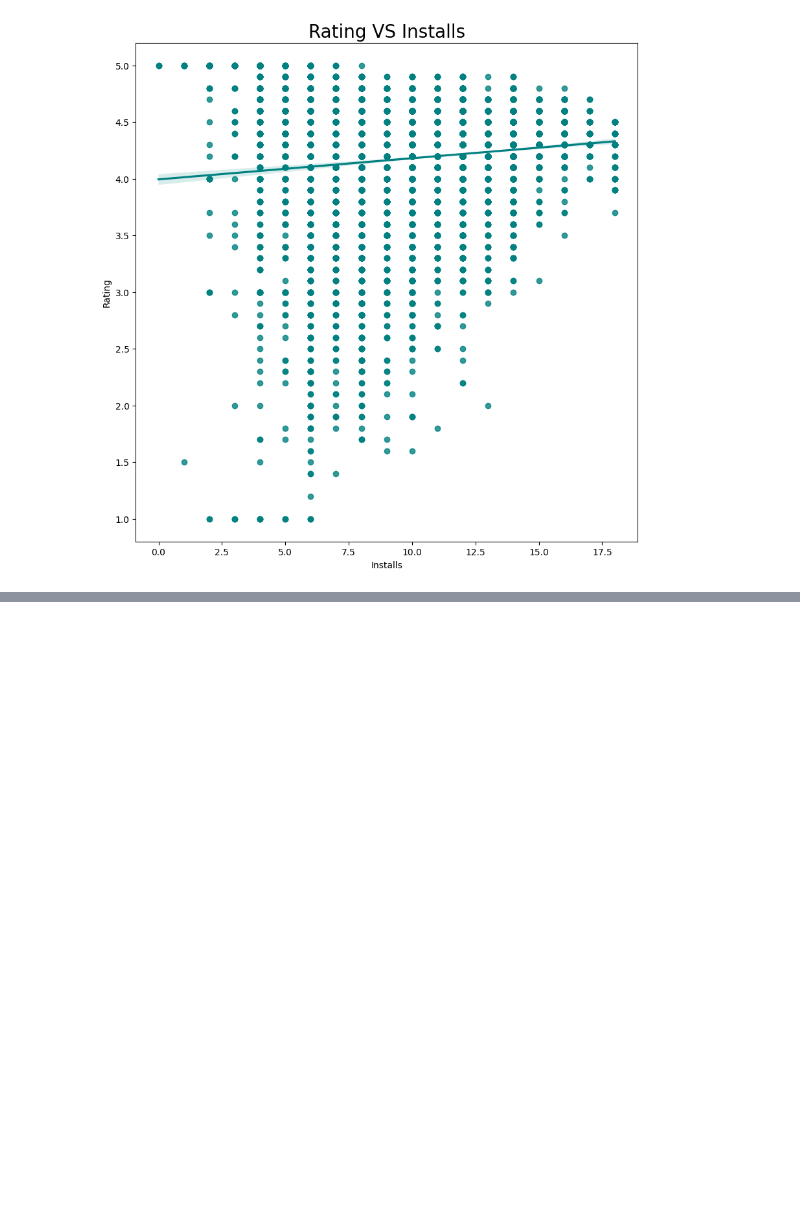
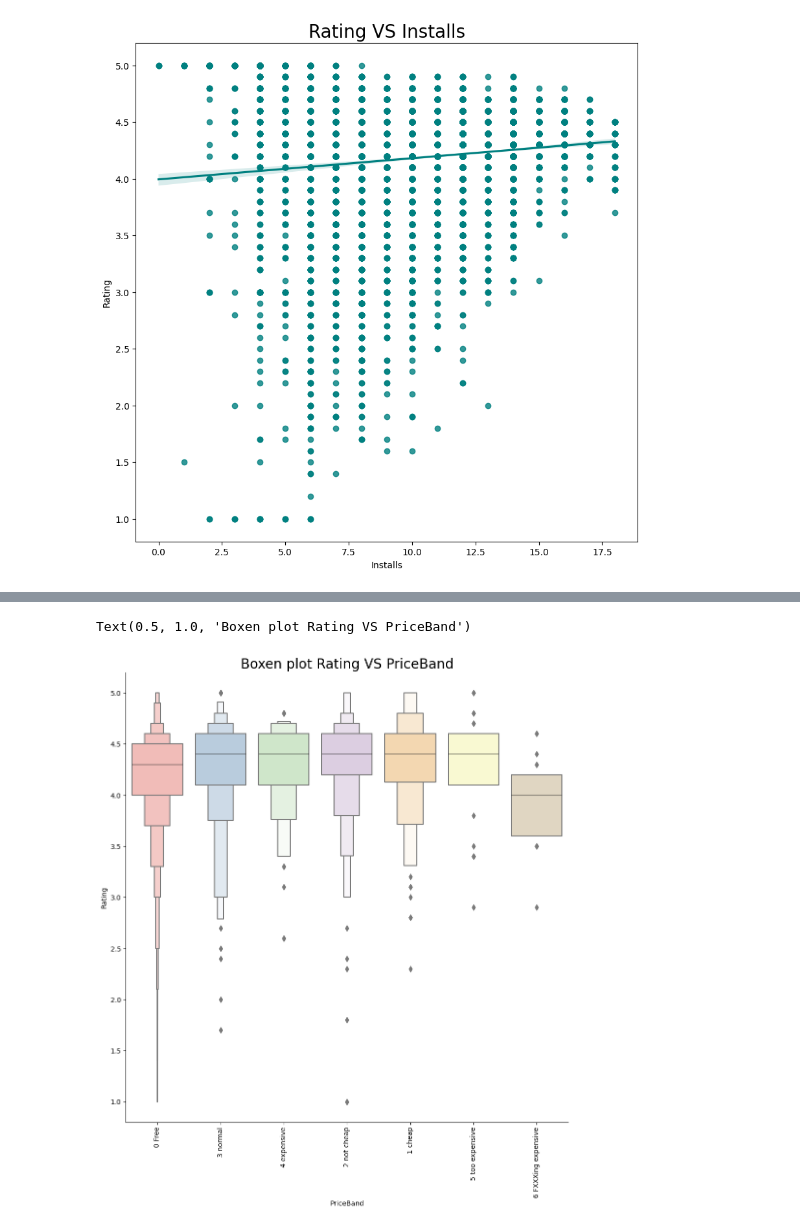
Before and after one commit to LuisVirgen/Google_PlayStore_Analysis, a Jupyter notebook: playstore_analysis.ipynb, the cells around one changed output, grey strips where cells are left out. Saved outputs shown, nothing was run; the diff lists cells and outputs as text; code cells hidden in the pictures; blank space fills up the shorter version.

```diff
--- a/playstore_analysis.ipynb
+++ b/playstore_analysis.ipynb
@@ -267,0 +353,10 @@ Text(0.5, 1.0, 'Rating VS Installs')
+# %%
+#Creating Bins for plot.
+
+data.loc[ data['Price'] == 0, 'PriceBand'] = '0 Free'
+data.loc[(data['Price'] > 0) & (data['Price'] <= 0.99), 'PriceBand'] = '1 cheap'
+data.loc[(data['Price'] > 0.99) & (data['Price'] <= 2.99), 'PriceBand']   = '2 not cheap'
+data.loc[(data['Price'] > 2.99) & (data['Price'] <= 4.99), 'PriceBand']   = '3 normal'
+data.loc[(data['Price'] > 4.99) & (data['Price'] <= 14.99), 'PriceBand']   = '4 expensive'
+data.loc[(data['Price'] > 14.99) & (data['Price'] <= 29.99), 'PriceBand']   = '5 too expensive'
+data.loc[(data['Price'] > 29.99), 'PriceBand']  = '6 FXXXing expensive'
@@ -267,0 +374,8 @@ Text(0.5, 1.0, 'Rating VS Installs')
+# %%
+g = sns.catplot(x="PriceBand",y="Rating",data=data, kind="boxen", height = 10 ,palette = "Pastel1")
+g.set_xticklabels(rotation=90)
+g = g.set_ylabels("Rating")
+plt.title('Boxen plot Rating VS PriceBand',size = 20)
+# %% [output]
+Text(0.5, 1.0, 'Boxen plot Rating VS PriceBand')
+[figure, added]
```
Also changed, not shown: parts of 31 cells of this notebook, 1 other file.
